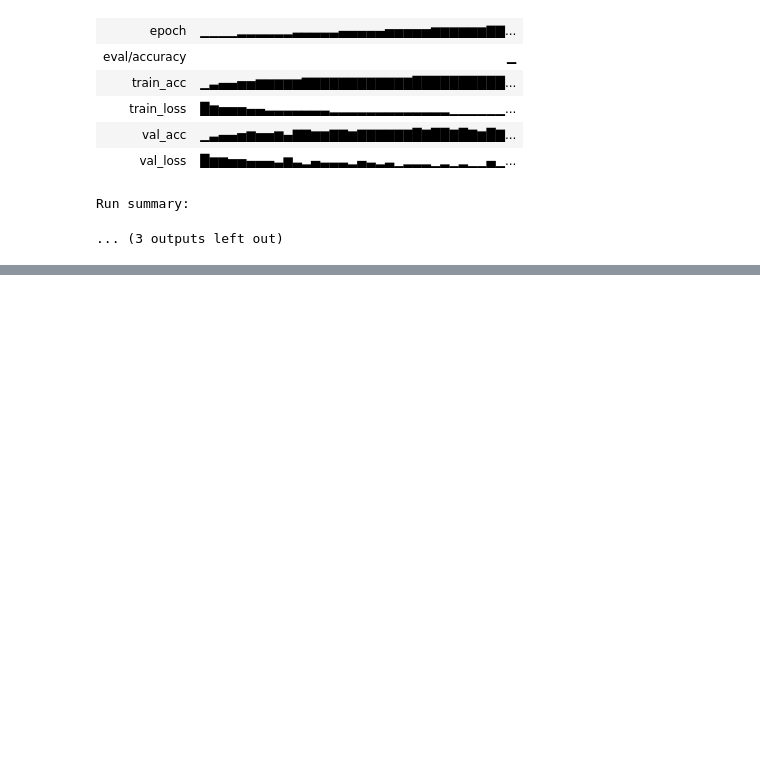
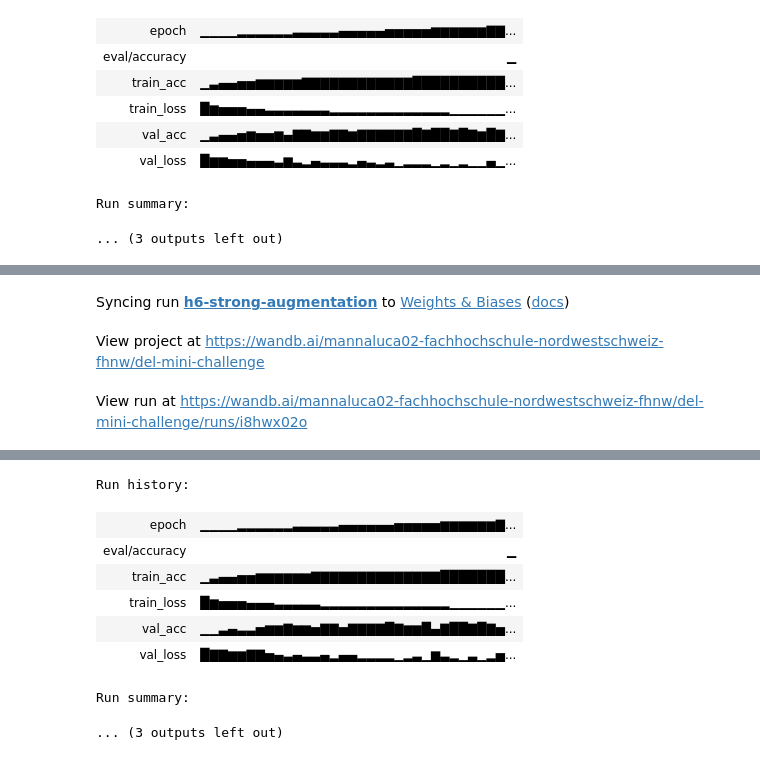
Before and after one commit to mannaluca02/del, a Jupyter notebook: src/00_first_model.ipynb, the cells around one changed output, grey strips where cells are left out. Saved outputs shown, nothing was run; the diff lists cells and outputs as text; code cells hidden in the pictures; blank space fills up the shorter version.

Commit message:
done with implementation of all Hypothesis. Need to write H11 fazit.

```diff
--- a/src/00_first_model.ipynb
+++ b/src/00_first_model.ipynb
@@ -2574,0 +2577,68 @@ _Nach dem Training ausfüllen. Im W&B Report die Runs `phase2-baseline` und `h5-
+# %%
+# H6: Stärkere Data Augmentation (ColorJitter + RandomRotation zusätzlich zur Baseline)
+transform_train_strong = transforms.Compose(
+    [
+        transforms.RandomResizedCrop(64, scale=(0.4, 1.0)),
+        transforms.RandomHorizontalFlip(),
+        transforms.ColorJitter(brightness=0.2, contrast=0.2, saturation=0.2),
+        transforms.RandomRotation(10),
+        transforms.ToTensor(),
+        transforms.Normalize(mean=channel_mean.tolist(), std=channel_std.tolist()),
+    ]
+)
+
+train_dataset_strong = IntelImageDataset(hf_train, transform=transform_train_strong)
+train_loader_strong = DataLoader(train_dataset_strong, batch_size=best_bs, shuffle=True)
+
+# Sanity Check: ein Batch laden
+sample_images, sample_labels = next(iter(train_loader_strong))
+print(f"Batch shape: {sample_images.shape}")
+print(f"Pixel range: [{sample_images.min():.2f}, {sample_images.max():.2f}]")
+
+run = wandb.init(
+    project="del-mini-challenge",
+    name="h6-strong-augmentation",
+    config={
+        "architecture": "BaseCNN",
+        "optimizer": "SGD",
+        "lr": best_lr,
+        "momentum": 0.0,
+        "batch_size": best_bs,
+        "epochs": PHASE2_EPOCHS,
+        "augmentation": "RandomResizedCrop + HorizontalFlip + ColorJitter + RandomRotation",
+        "experiment": "h6-strong-augmentation",
+        "hypothesis": "Staerkere Augmentation -> kleinerer Gap, hoehere Val Accuracy",
+    },
+    reinit=True,
+)
+
+model_h6 = BaseCNN(NUM_CLASSES).to(device)
+optimizer_h6 = optim.SGD(model_h6.parameters(), lr=best_lr)
+
+history_h6 = train_model(
+    model_h6,
+    train_loader_strong,
+    val_loader,
+    criterion,
+    optimizer_h6,
+    device,
+    epochs=PHASE2_EPOCHS,
+)
+
+results_h6 = evaluate_model(
+    model_h6,
+    val_loader,
+    CLASS_NAMES,
+    device,
+    channel_mean,
+    channel_std,
+)
+
+peak_val_acc_h6 = max(history_h6["val_acc"])
+print(f"\nH6 Strong Augmentation Peak Val Accuracy: {peak_val_acc_h6:.4f}")
+print(f"Baseline Peak Val Accuracy:              {peak_val_acc_base:.4f}")
+print(
+    f"Differenz:                               {(peak_val_acc_h6 - peak_val_acc_base)*100:+.2f} Prozentpunkte"
+)
+wandb.finish()
+# %% [output]
@@ -2574,0 +2650,3 @@ _Nach dem Training ausfüllen. Im W&B Report die Runs `phase2-baseline` und `h5-
+Syncing run h6-strong-augmentation to Weights & Biases (docs)
+View project at https://wandb.ai/mannaluca02-fachhochschule-nordwestschweiz-fhnw/del-mini-challenge
+View run at https://wandb.ai/mannaluca02-fachhochschule-nordwestschweiz-fhnw/del-mini-challenge/runs/i8hwx02o
@@ -2574,0 +2671,9 @@ _Nach dem Training ausfüllen. Im W&B Report die Runs `phase2-baseline` und `h5-
+Run history:
+| epoch | ▁▁▁▁▂▂▂▂▂▂▃▃▃▃▃▄▄▄▄▄▄▅▅▅▅▅▆▆▆▆▆▆▇... |
+| eval/accuracy | ▁ |
+| train_acc | ▁▃▄▄▅▅▆▆▆▆▆▆▇▇▇▇▇▇▇▇▇▇▇▇▇▇███████... |
+| train_loss | █▆▅▅▅▄▄▄▃▃▃▃▃▂▂▂▂▂▂▂▂▂▂▂▂▂▂▁▁▁▁▁▁... |
+| val_acc | ▁▁▃▄▃▃▅▆▆▇▆▆▅▇▇▅▇▇▇▇█▇▆▆█▄▇██▇█▇▅... |
+| val_loss | █▇▇▆▆▇▇▅▄▃▄▃▃▄▂▄▄▂▂▂▂▁▂▃▁▆▃▂▁▃▁▂▅... |
+Run summary:
+... (3 outputs left out)
```
Also changed, not shown: parts of 25 cells of this notebook, 1 other file.
